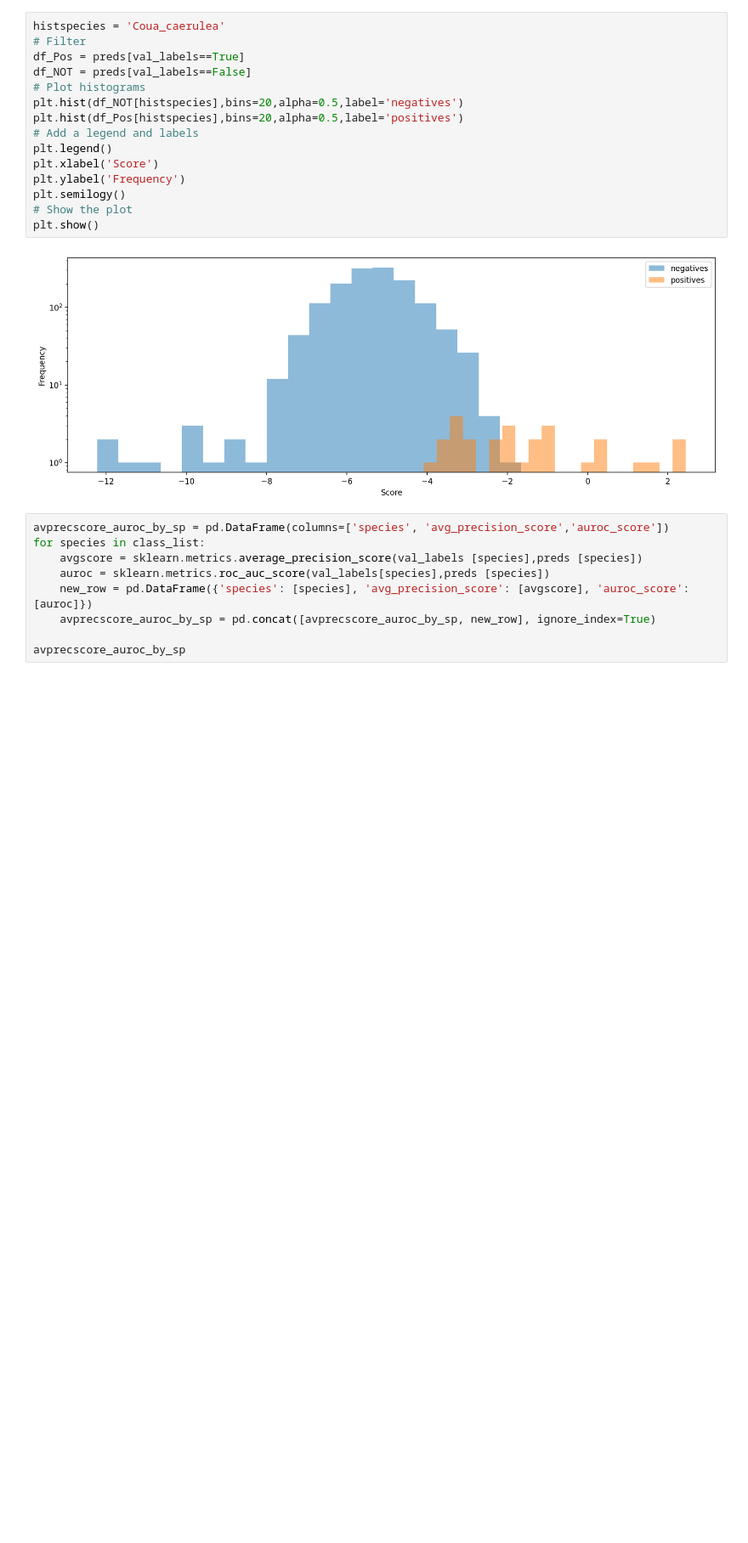
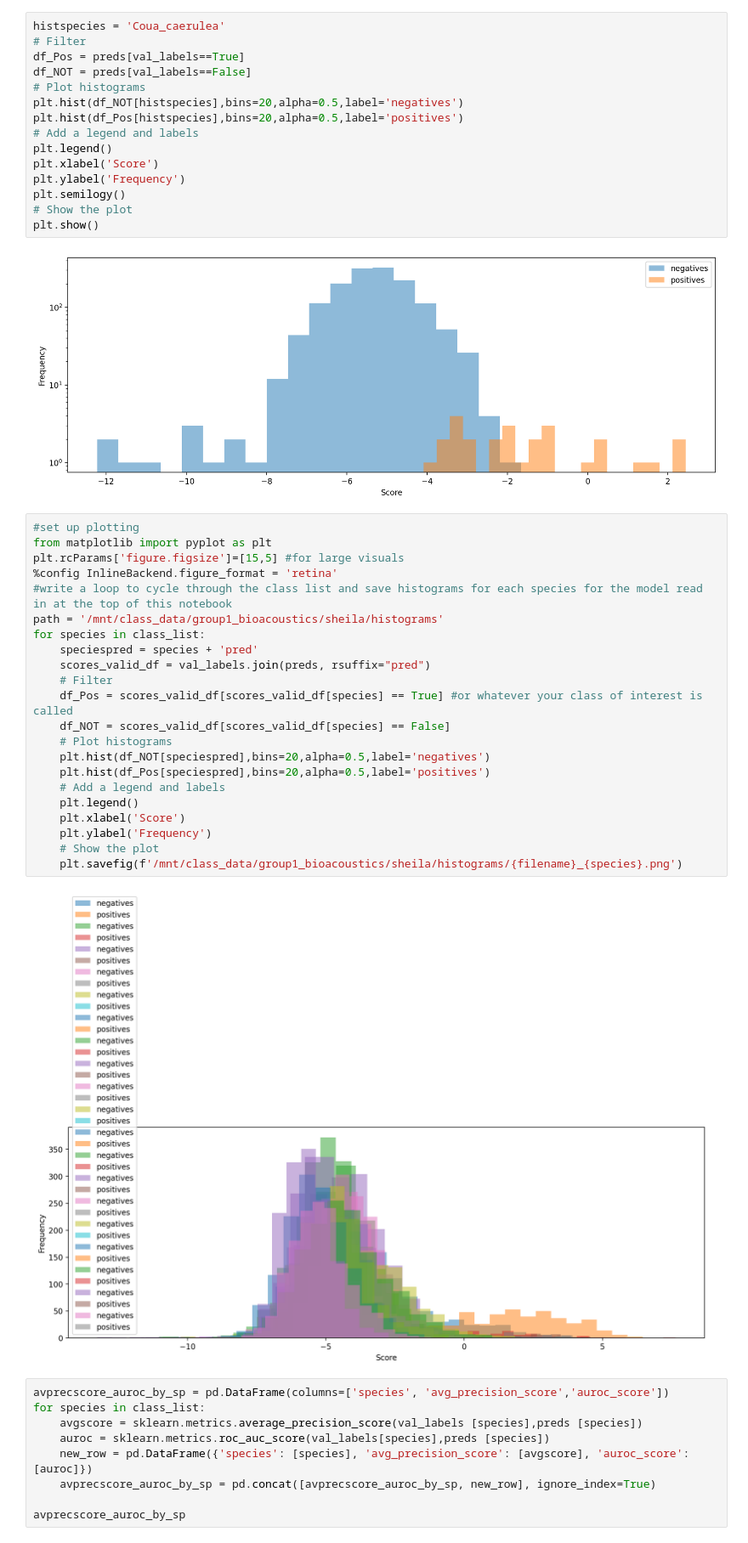
Before and after one commit to smholmes3/rewilding_madagascar, a Jupyter notebook: Shallow _classifier_perch_fixed.ipynb, the cells around one changed output. Shown at 85% size. Drawn from its saved outputs; the diff is of its cells as text; blank space fills up the shorter version.

Commit message:
Added loop to export histograms and changed save path for tables in Shallow_classifier_perch_fixed.

```diff
--- a/Shallow _classifier_perch_fixed.ipynb
+++ b/Shallow _classifier_perch_fixed.ipynb
@@ -270,6 +272,30 @@ plt.semilogy()
 plt.show()
 # %% [output]
 [figure]
+# %%
+#set up plotting
+from matplotlib import pyplot as plt
+plt.rcParams['figure.figsize']=[15,5] #for large visuals
+%config InlineBackend.figure_format = 'retina'
+#write a loop to cycle through the class list and save histograms for each species for the model read in at the top of this notebook
+path = '/mnt/class_data/group1_bioacoustics/sheila/histograms'
+for species in class_list:
+    speciespred = species + 'pred'
+    scores_valid_df = val_labels.join(preds, rsuffix="pred")
+    # Filter
+    df_Pos = scores_valid_df[scores_valid_df[species] == True] #or whatever your class of interest is called
+    df_NOT = scores_valid_df[scores_valid_df[species] == False]
+    # Plot histograms
+    plt.hist(df_NOT[speciespred],bins=20,alpha=0.5,label='negatives')
+    plt.hist(df_Pos[speciespred],bins=20,alpha=0.5,label='positives')
+    # Add a legend and labels
+    plt.legend()
+    plt.xlabel('Score')
+    plt.ylabel('Frequency')
+    # Show the plot
+    plt.savefig(f'/mnt/class_data/group1_bioacoustics/sheila/histograms/{filename}_{species}.png')
+# %% [output]
+[figure, added]
 # %%
 avprecscore_auroc_by_sp = pd.DataFrame(columns=['species', 'avg_precision_score','auroc_score'])
 for species in class_list:
```
Also changed, not shown: parts of 2 cells of this notebook.
